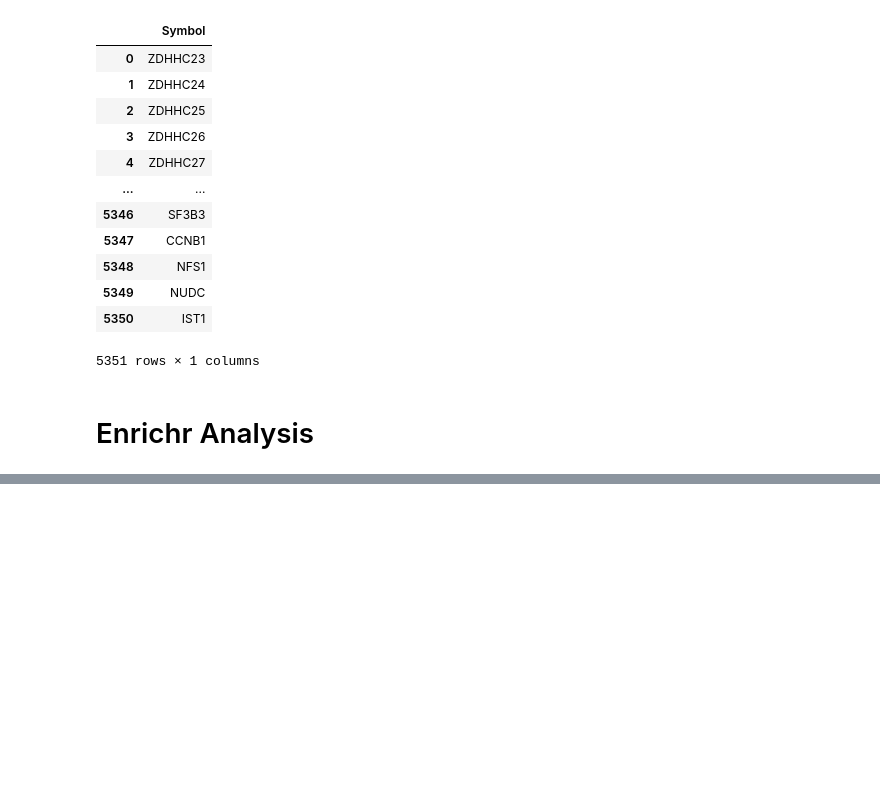
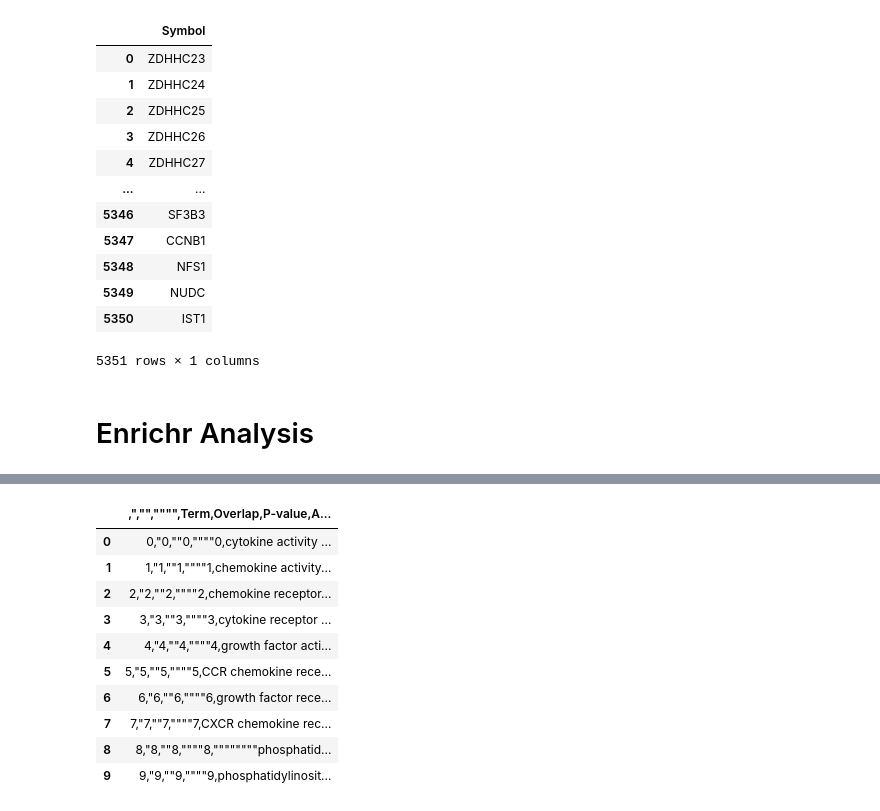
Before and after one commit to giuliacassara/Malignant-Mesothelioma, a Jupyter notebook: Part1.ipynb, the cells around one changed output, grey strips where cells are left out. Cells and saved outputs as stored; diff of their text form; code cells hidden in the pictures; blank space fills up the shorter version.

```diff
--- a/Part1.ipynb
+++ b/Part1.ipynb
@@ -872,0 +890,14 @@ kegg_union
+# %%
+go_mf_seed
+# %% [output]
+|  | ,","","""",Term,Overlap,P-value,A... |
+| 0 | 0,"0,""0,""""0,cytokine activity ... |
+| 1 | 1,"1,""1,""""1,chemokine activity... |
+| 2 | 2,"2,""2,""""2,chemokine receptor... |
+| 3 | 3,"3,""3,""""3,cytokine receptor ... |
+| 4 | 4,"4,""4,""""4,growth factor acti... |
+| 5 | 5,"5,""5,""""5,CCR chemokine rece... |
+| 6 | 6,"6,""6,""""6,growth factor rece... |
+| 7 | 7,"7,""7,""""7,CXCR chemokine rec... |
+| 8 | 8,"8,""8,""""8,""""""""phosphatid... |
+| 9 | 9,"9,""9,""""9,phosphatidylinosit... |
```
Also changed, not shown: parts of 3 cells of this notebook, 1 other file.
